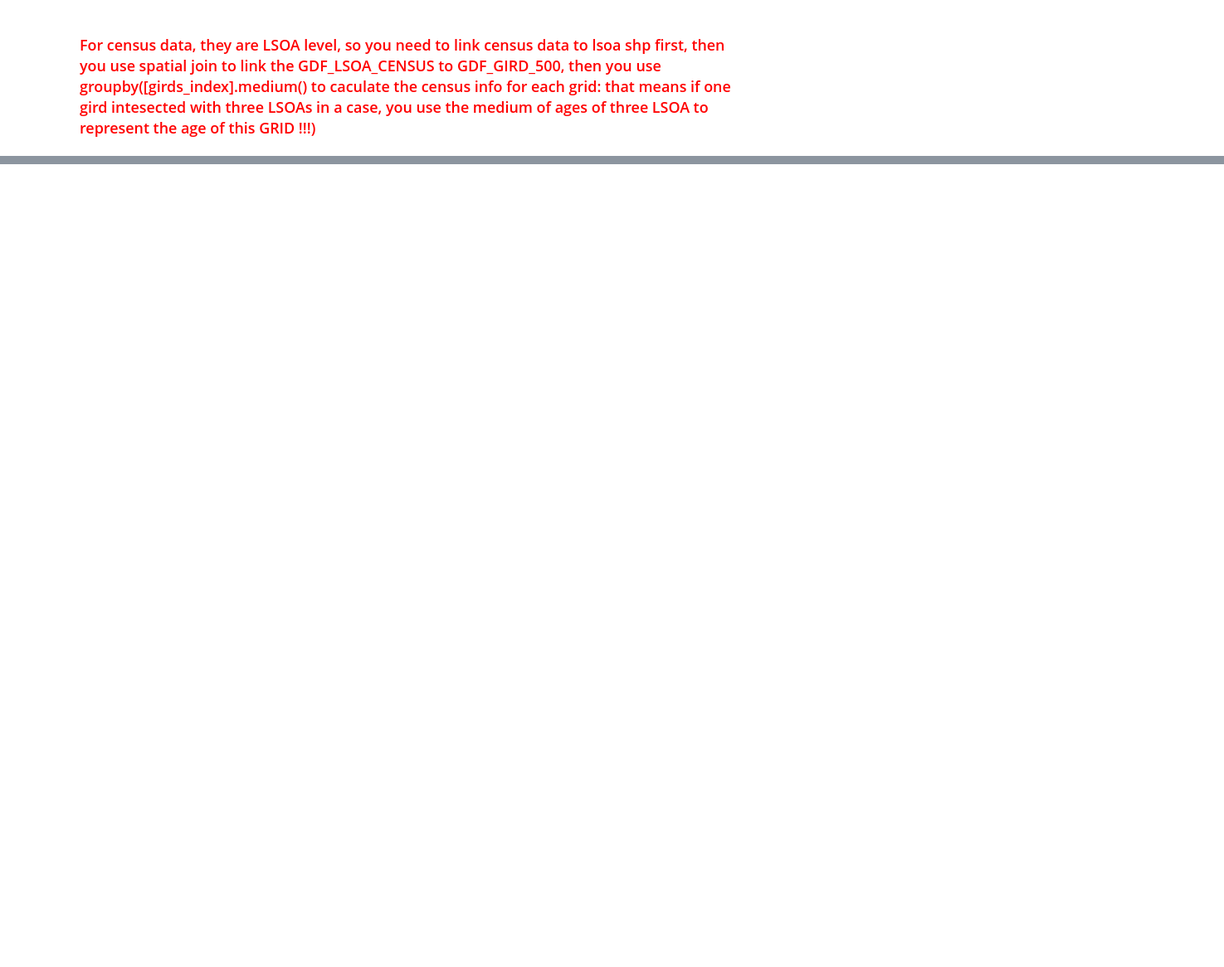
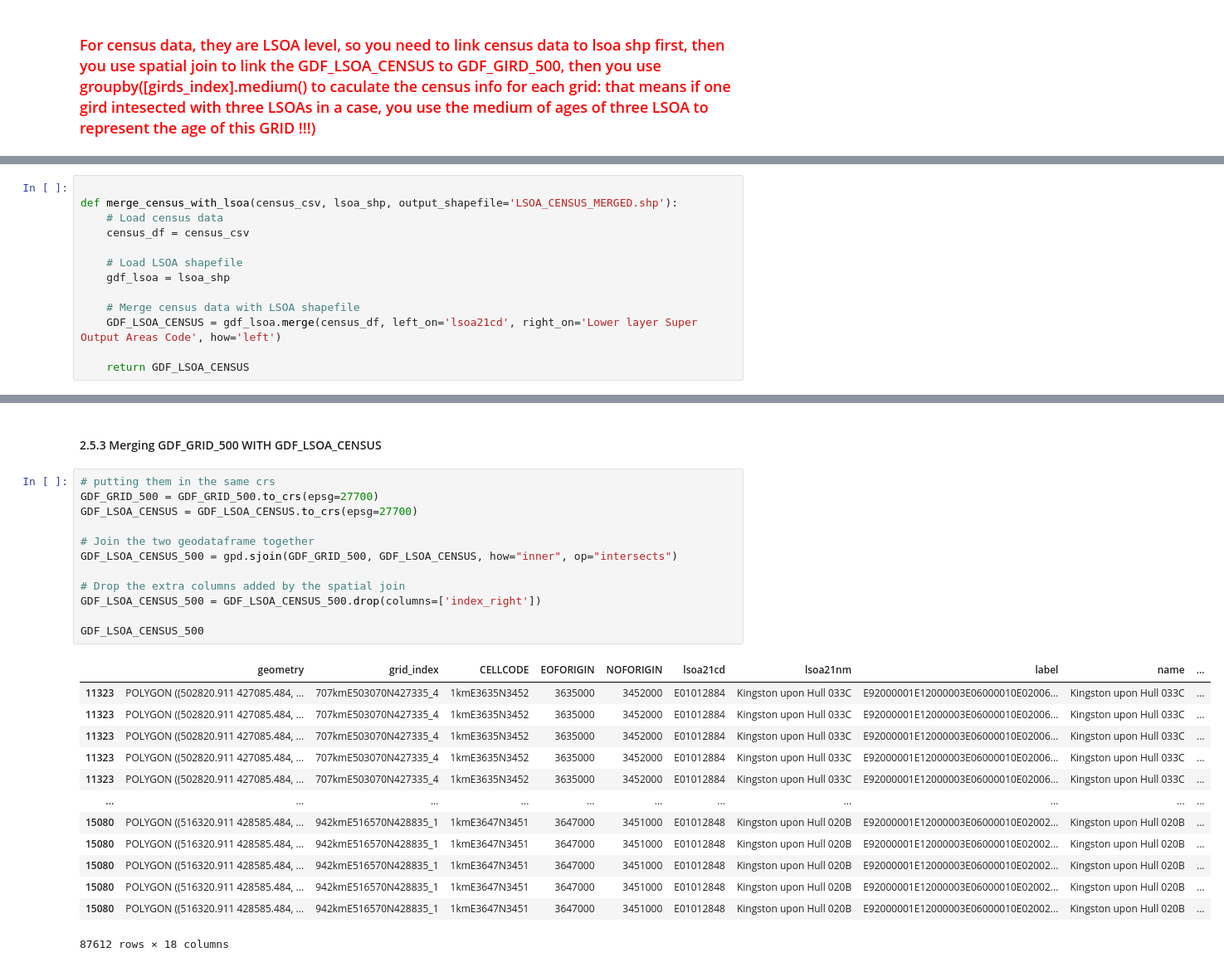
Before and after one commit to Demmynile/crime-prediction, a Jupyter notebook: Crime-Prediction.ipynb, the cells around one changed output, grey strips where cells are left out. Shown at 83% size. Drawn from its saved outputs; the diff is of its cells as text; blank space fills up the shorter version.

```diff
--- a/Crime-Prediction.ipynb
+++ b/Crime-Prediction.ipynb
@@ -1472,0 +1479,13 @@ digimap_data_hull_df.plot()
+# %%
+
+def merge_census_with_lsoa(census_csv, lsoa_shp, output_shapefile='LSOA_CENSUS_MERGED.shp'):
+    # Load census data
+    census_df = census_csv
+
+    # Load LSOA shapefile
+    gdf_lsoa = lsoa_shp
+
+    # Merge census data with LSOA shapefile
+    GDF_LSOA_CENSUS = gdf_lsoa.merge(census_df, left_on='lsoa21cd', right_on='Lower layer Super Output Areas Code', how='left')
+
+    return GDF_LSOA_CENSUS
@@ -1472,0 +1512,28 @@ digimap_data_hull_df.plot()
+# %% [markdown]
+#### 2.5.3 Merging GDF_GRID_500 WITH GDF_LSOA_CENSUS
+# %%
+# putting them in the same crs
+GDF_GRID_500 = GDF_GRID_500.to_crs(epsg=27700)
+GDF_LSOA_CENSUS = GDF_LSOA_CENSUS.to_crs(epsg=27700)
+
+# Join the two geodataframe together
+GDF_LSOA_CENSUS_500 = gpd.sjoin(GDF_GRID_500, GDF_LSOA_CENSUS, how="inner", op="intersects")
+
+# Drop the extra columns added by the spatial join
+GDF_LSOA_CENSUS_500 = GDF_LSOA_CENSUS_500.drop(columns=['index_right'])
+
+GDF_LSOA_CENSUS_500
+# %% [output]
+|  | geometry | grid_index | CELLCODE | EOFORIGIN | NOFORIGIN | lsoa21cd | lsoa21nm | label | name | ... |
+| 11323 | POLYGON ((502820.911 427085.484, ... | 707kmE503070N427335_4 | 1kmE3635N3452 | 3635000 | 3452000 | E01012884 | Kingston upon Hull 033C | E92000001E12000003E06000010E02006... | Kingston upon Hull 033C | ... |
+| 11323 | POLYGON ((502820.911 427085.484, ... | 707kmE503070N427335_4 | 1kmE3635N3452 | 3635000 | 3452000 | E01012884 | Kingston upon Hull 033C | E92000001E12000003E06000010E02006... | Kingston upon Hull 033C | ... |
+| 11323 | POLYGON ((502820.911 427085.484, ... | 707kmE503070N427335_4 | 1kmE3635N3452 | 3635000 | 3452000 | E01012884 | Kingston upon Hull 033C | E92000001E12000003E06000010E02006... | Kingston upon Hull 033C | ... |
+| 11323 | POLYGON ((502820.911 427085.484, ... | 707kmE503070N427335_4 | 1kmE3635N3452 | 3635000 | 3452000 | E01012884 | Kingston upon Hull 033C | E92000001E12000003E06000010E02006... | Kingston upon Hull 033C | ... |
+| 11323 | POLYGON ((502820.911 427085.484, ... | 707kmE503070N427335_4 | 1kmE3635N3452 | 3635000 | 3452000 | E01012884 | Kingston upon Hull 033C | E92000001E12000003E06000010E02006... | Kingston upon Hull 033C | ... |
+| ... | ... | ... | ... | ... | ... | ... | ... | ... | ... | ... |
+| 15080 | POLYGON ((516320.911 428585.484, ... | 942kmE516570N428835_1 | 1kmE3647N3451 | 3647000 | 3451000 | E01012848 | Kingston upon Hull 020B | E92000001E12000003E06000010E02002... | Kingston upon Hull 020B | ... |
+| 15080 | POLYGON ((516320.911 428585.484, ... | 942kmE516570N428835_1 | 1kmE3647N3451 | 3647000 | 3451000 | E01012848 | Kingston upon Hull 020B | E92000001E12000003E06000010E02002... | Kingston upon Hull 020B | ... |
+| 15080 | POLYGON ((516320.911 428585.484, ... | 942kmE516570N428835_1 | 1kmE3647N3451 | 3647000 | 3451000 | E01012848 | Kingston upon Hull 020B | E92000001E12000003E06000010E02002... | Kingston upon Hull 020B | ... |
+| 15080 | POLYGON ((516320.911 428585.484, ... | 942kmE516570N428835_1 | 1kmE3647N3451 | 3647000 | 3451000 | E01012848 | Kingston upon Hull 020B | E92000001E12000003E06000010E02002... | Kingston upon Hull 020B | ... |
+| 15080 | POLYGON ((516320.911 428585.484, ... | 942kmE516570N428835_1 | 1kmE3647N3451 | 3647000 | 3451000 | E01012848 | Kingston upon Hull 020B | E92000001E12000003E06000010E02002... | Kingston upon Hull 020B | ... |
+87612 rows × 18 columns
```
Also changed, not shown: parts of 68 cells of this notebook, 2 other files.
